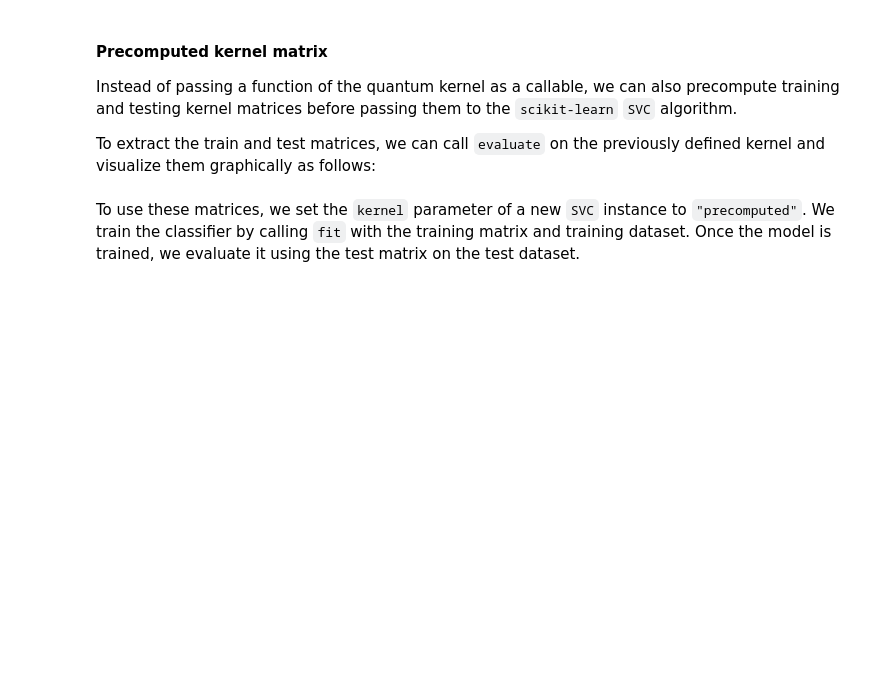
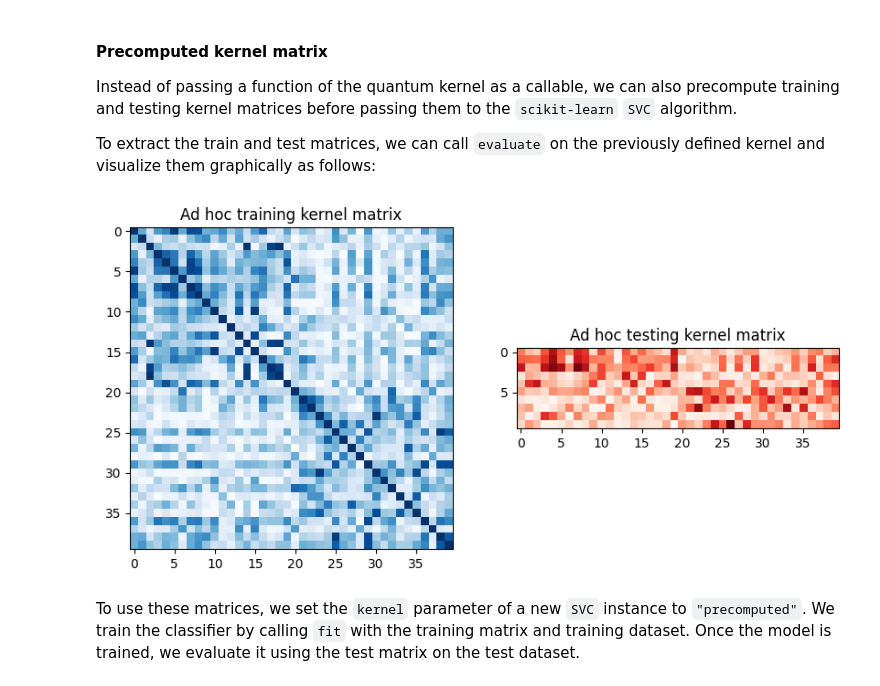
Before and after one commit to SthePasso/Quantum_Informatics_Summer_2025, a Jupyter notebook: solution/04s_quantum_kernel.ipynb, the cells around one changed output. Drawn from its saved outputs; the diff is of its cells as text; code cells hidden in the pictures; blank space fills up the shorter version.

```diff
--- a/solution/04s_quantum_kernel.ipynb
+++ b/solution/04s_quantum_kernel.ipynb
@@ -176,11 +188,14 @@ We use the [FidelityQuantumKernel](https://qiskit-community.github.io/qiskit-mac
 
 **NOTE:** If you don't pass a `Sampler` or `Fidelity` instance, then the instances of the reference `Sampler` and `ComputeUncompute` classes (found in `qiskit.primitives`) will be created by default.
 # %%
-from qiskit.circuit.library import ZZFeatureMap
+from qiskit.circuit.library import ZZFeatureMap, PauliFeatureMap, ZFeatureMap
 # from qiskit_ibm_runtime import qiskit_runtime_service, SamplerV2 as Sampler
 from qiskit_ibm_runtime import SamplerV2 as Sampler
 from qiskit_machine_learning.kernels import FidelityQuantumKernel
 
 #complete code
+adhoc_feature_map = ZZFeatureMap(feature_dimension=adhoc_dimension, reps=2, entanglement="linear")
+# sampler = Sampler() #backend
+adhoc_kernel = FidelityQuantumKernel(feature_map=adhoc_feature_map)
 # %%
 #complete code
@@ -198,3 +225,5 @@ We define a SVC model and directly pass the `evaluate` function of the quantum k
 from sklearn.svm import SVC
 
 #complete code
+adhoc_svc = SVC(kernel = adhoc_kernel.evaluate)
+adhoc_svc.fit(X_train, y_train)
@@ -206,20 +242,22 @@ Instead of passing a function of the quantum kernel as a callable, we can also p
 To extract the train and test matrices, we can call `evaluate` on the previously defined kernel and visualize them graphically as follows:
 # %%
 #complete the code ...
-adhoc_matrix_train = adhoc_kernel.evaluate(x_vec=train_features)
+adhoc_matrix_train = adhoc_kernel.evaluate(x_vec=X_train)
 
-adhoc_matrix_test = adhoc_kernel.evaluate(x_vec=test_features,y_vec=train_features)
+adhoc_matrix_test = adhoc_kernel.evaluate(x_vec=X_test,y_vec=X_train)
 
 fig, axs = plt.subplots(1, 2, figsize=(10, 5))
 
 axs[0].imshow(
     np.asmatrix(adhoc_matrix_train), interpolation="nearest", origin="upper", cmap="Blues"
 )
 axs[0].set_title("Ad hoc training kernel matrix")
 
 axs[1].imshow(np.asmatrix(adhoc_matrix_test), interpolation="nearest", origin="upper", cmap="Reds")
 axs[1].set_title("Ad hoc testing kernel matrix")
 
 plt.show()
+# %% [output]
+[figure, added]
 # %% [markdown]
 To use these matrices, we set the `kernel` parameter of a new `SVC` instance to `"precomputed"`. We train the classifier by calling `fit` with the training matrix and training dataset. Once the model is trained, we evaluate it using the test matrix on the test dataset.
```
Also changed, not shown: parts of 24 cells of this notebook, 1 other file.
